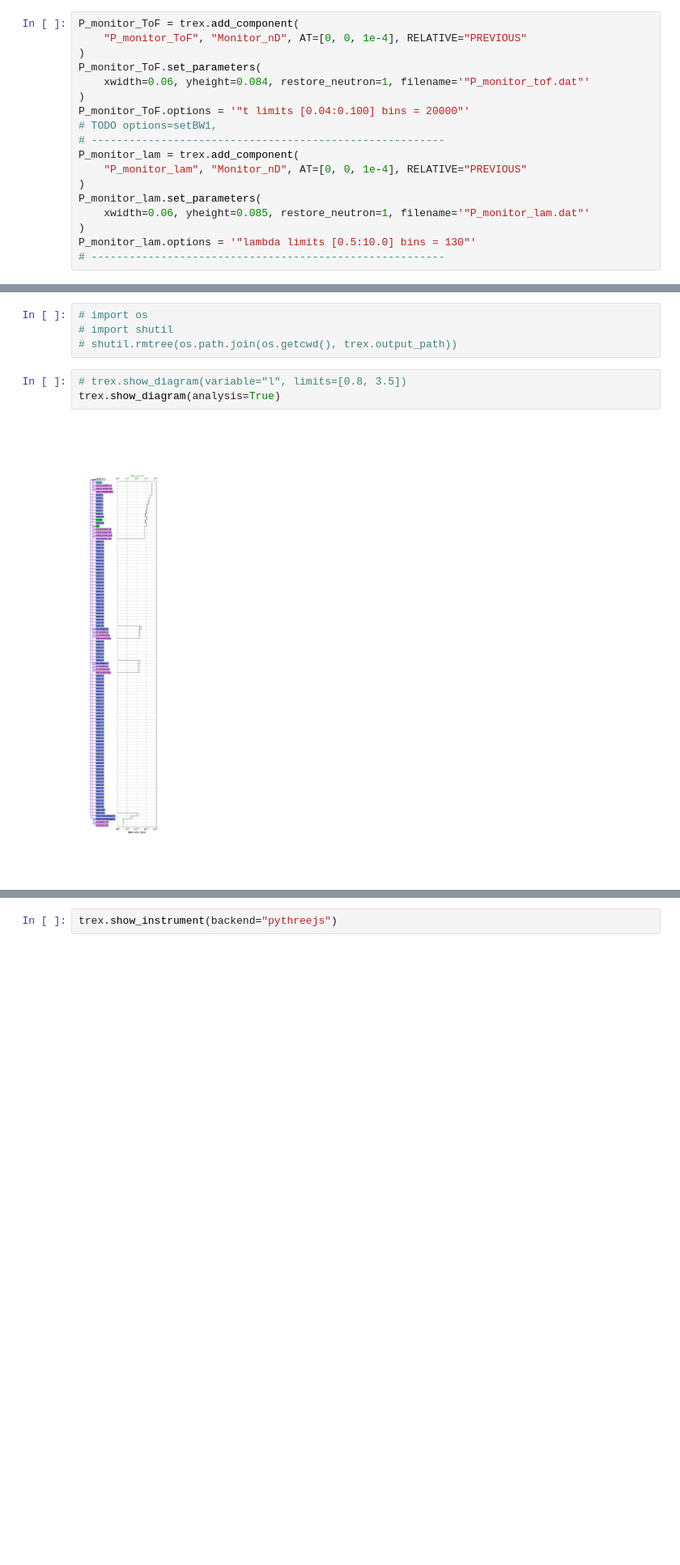
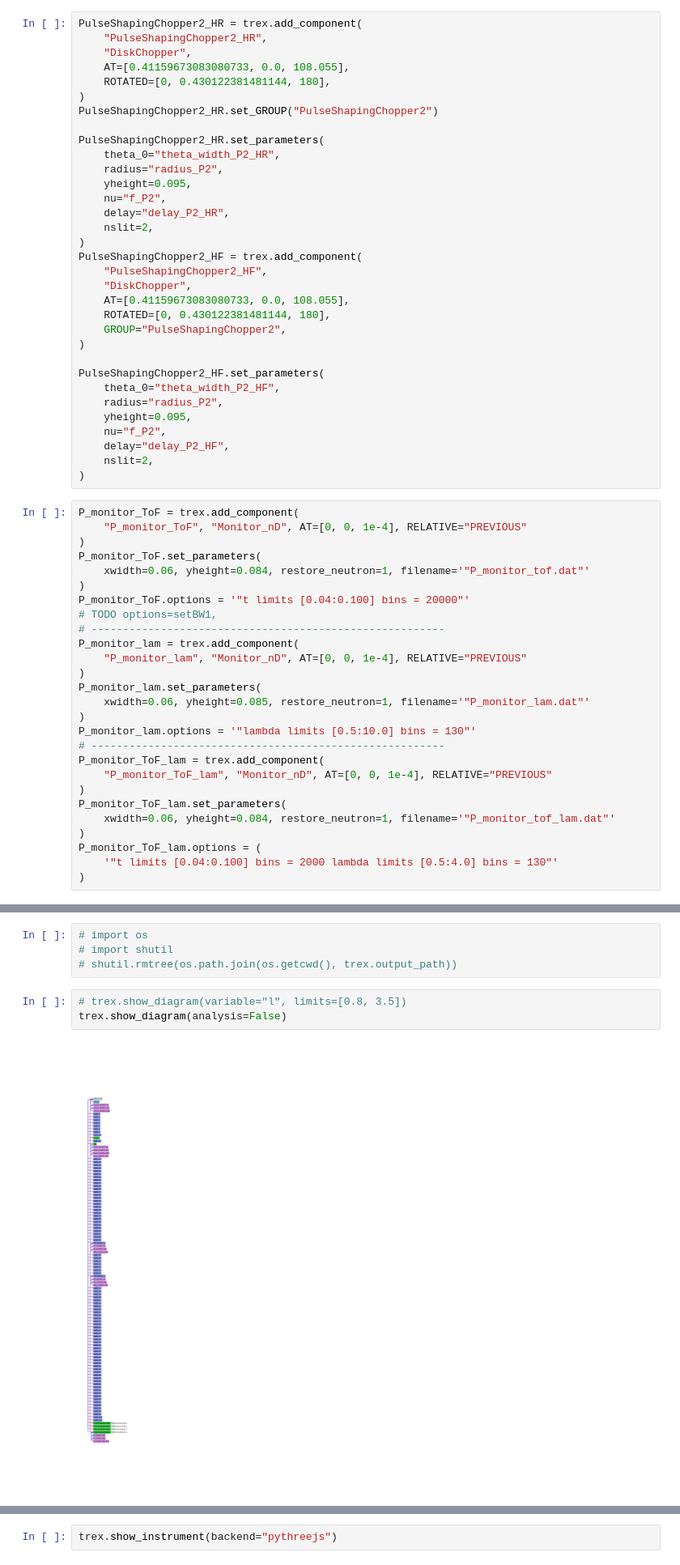
Before and after one commit to bingli621/md_norm, a Jupyter notebook: instrument/trex.ipynb, the cells around one changed output, grey strips where cells are left out. Shown at 81% size. Saved outputs shown, nothing was run; the diff lists cells and outputs as text; blank space fills up the shorter version.

Commit message:
Switching from MultiDisk to Disk Chopper

```diff
--- a/instrument/trex.ipynb
+++ b/instrument/trex.ipynb
@@ -587,3 +605,36 @@ PulseShapingChopper2.set_parameters(
+# %%
+PulseShapingChopper2_HR = trex.add_component(
+    "PulseShapingChopper2_HR",
+    "DiskChopper",
+    AT=[0.41159673083080733, 0.0, 108.055],
+    ROTATED=[0, 0.430122381481144, 180],
+)
+PulseShapingChopper2_HR.set_GROUP("PulseShapingChopper2")
+
+PulseShapingChopper2_HR.set_parameters(
+    theta_0="theta_width_P2_HR",
+    radius="radius_P2",
+    yheight=0.095,
+    nu="f_P2",
+    delay="delay_P2_HR",
+    nslit=2,
+)
+PulseShapingChopper2_HF = trex.add_component(
+    "PulseShapingChopper2_HF",
+    "DiskChopper",
+    AT=[0.41159673083080733, 0.0, 108.055],
+    ROTATED=[0, 0.430122381481144, 180],
+    GROUP="PulseShapingChopper2",
+)
+
+PulseShapingChopper2_HF.set_parameters(
+    theta_0="theta_width_P2_HF",
+    radius="radius_P2",
+    yheight=0.095,
+    nu="f_P2",
+    delay="delay_P2_HF",
+    nslit=2,
+)
 # %%
 P_monitor_ToF = trex.add_component(
     "P_monitor_ToF", "Monitor_nD", AT=[0, 0, 1e-4], RELATIVE="PREVIOUS"
@@ -602,6 +653,15 @@ P_monitor_lam.set_parameters(
 )
 P_monitor_lam.options = '"lambda limits [0.5:10.0] bins = 130"'
 # --------------------------------------------------------
+P_monitor_ToF_lam = trex.add_component(
+    "P_monitor_ToF_lam", "Monitor_nD", AT=[0, 0, 1e-4], RELATIVE="PREVIOUS"
+)
+P_monitor_ToF_lam.set_parameters(
+    xwidth=0.06, yheight=0.084, restore_neutron=1, filename='"P_monitor_tof_lam.dat"'
+)
+P_monitor_ToF_lam.options = (
+    '"t limits [0.04:0.100] bins = 2000 lambda limits [0.5:4.0] bins = 130"'
+)
 # %% [markdown]
 # Check, remove old run and Rerun
 # %%
@@ -615,6 +675,6 @@ except Exception as e:
 # shutil.rmtree(os.path.join(os.getcwd(), trex.output_path))
 # %%
 # trex.show_diagram(variable="l", limits=[0.8, 3.5])
-trex.show_diagram(analysis=True)
+trex.show_diagram(analysis=False)
 # %% [output]
-[figure, old version]
+[figure, new version]
```
Also changed, not shown: parts of 8 cells of this notebook, 4 other files.
